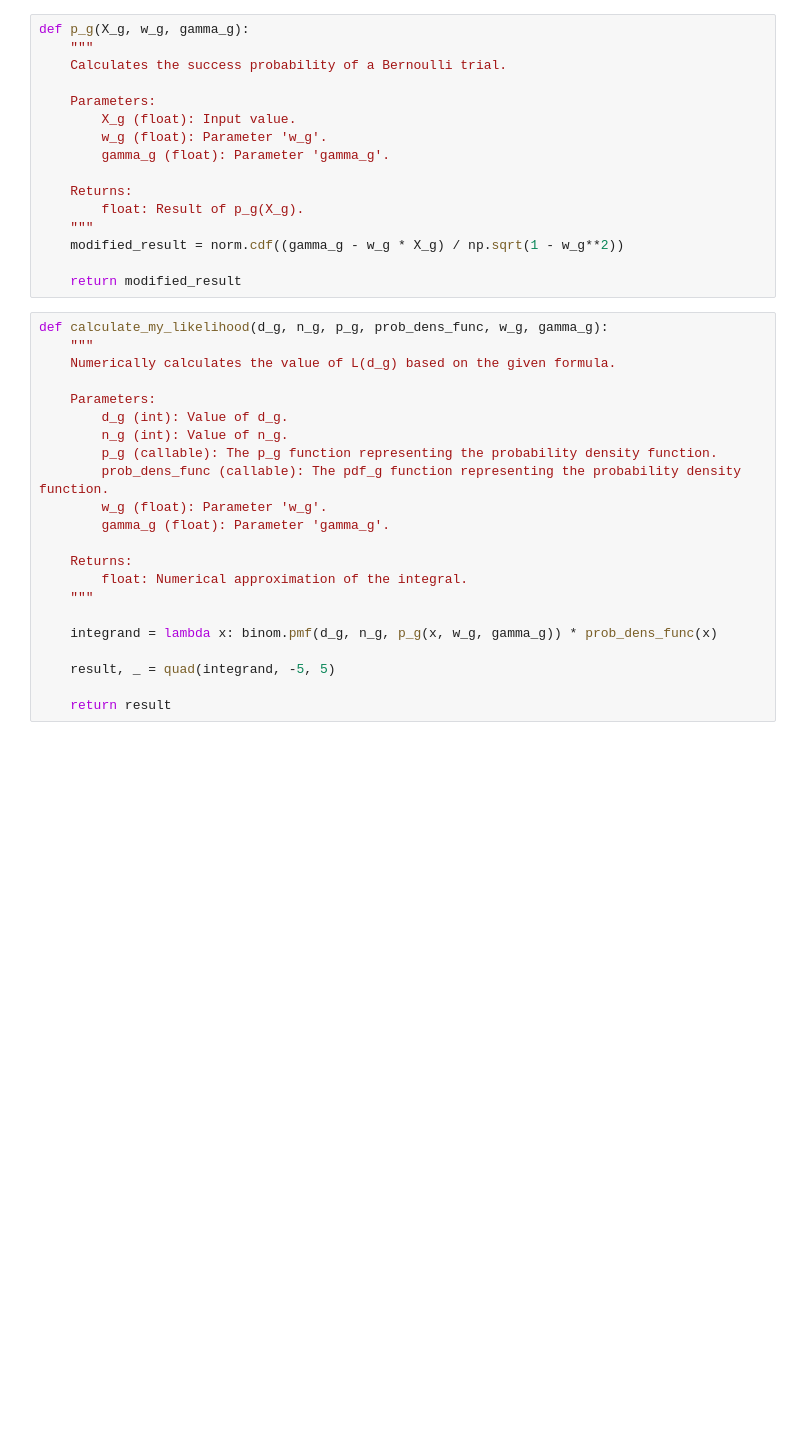
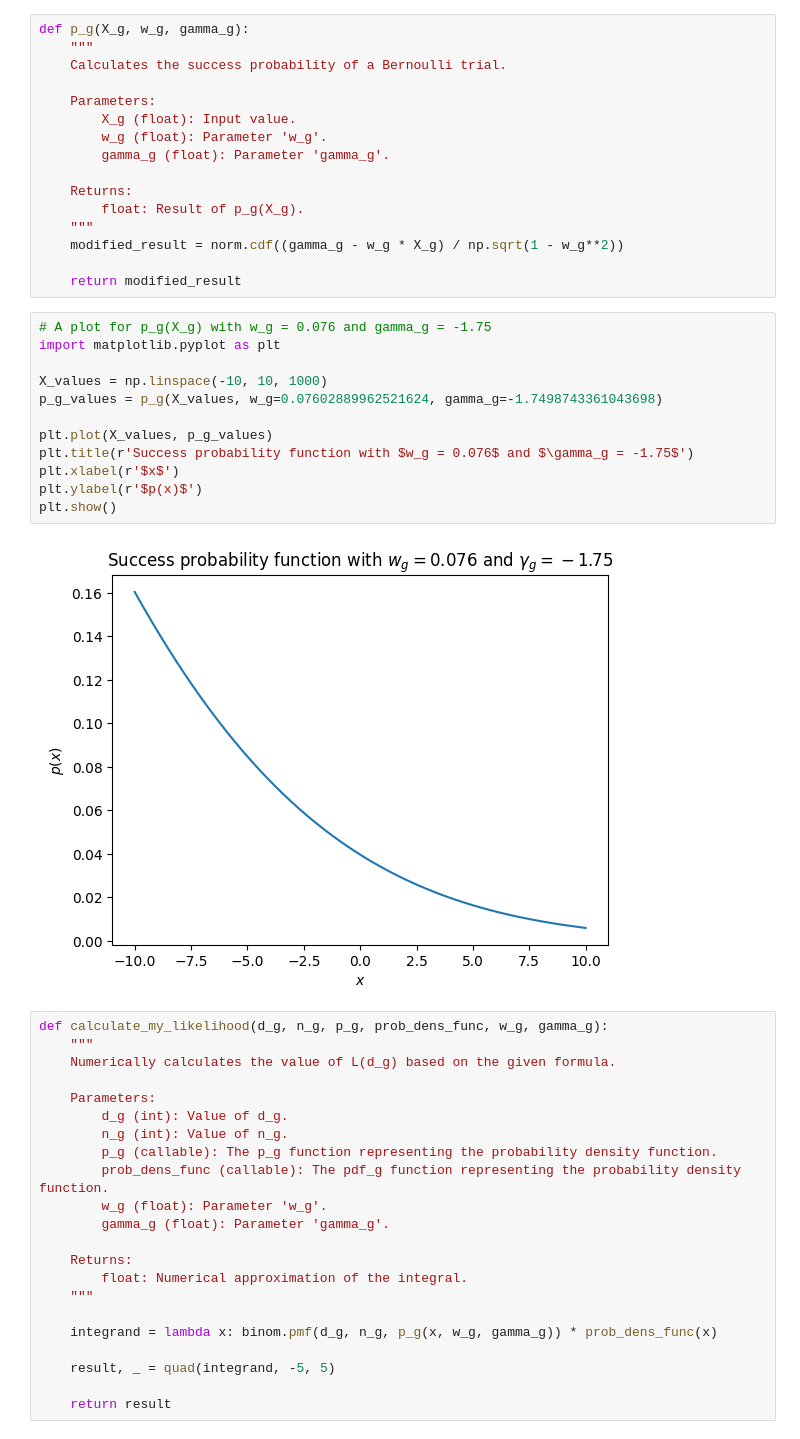
Before and after one commit to PeterKiss18/VasicekPDModel, a Jupyter notebook: Vasicek_MLE.ipynb, the cells around one changed output. Drawn from its saved outputs; the diff is of its cells as text; blank space fills up the shorter version.

Commit message:
Added plot for the success probability p(x) function and for the likelihood function.

```diff
--- a/Vasicek_MLE.ipynb
+++ b/Vasicek_MLE.ipynb
@@ -44,6 +44,20 @@ def p_g(X_g, w_g, gamma_g):
     modified_result = norm.cdf((gamma_g - w_g * X_g) / np.sqrt(1 - w_g**2))
 
     return modified_result
+# %%
+# A plot for p_g(X_g) with w_g = 0.076 and gamma_g = -1.75
+import matplotlib.pyplot as plt
+
+X_values = np.linspace(-10, 10, 1000)
+p_g_values = p_g(X_values, w_g=0.07602889962521624, gamma_g=-1.7498743361043698)
+
+plt.plot(X_values, p_g_values)
+plt.title(r'Success probability function with $w_g = 0.076$ and $\gamma_g = -1.75$')
+plt.xlabel(r'$x$')
+plt.ylabel(r'$p(x)$')
+plt.show()
+# %% [output]
+[figure, added]
 # %%
 def calculate_my_likelihood(d_g, n_g, p_g, prob_dens_func, w_g, gamma_g):
     """
```
Also changed, not shown: parts of 2 cells of this notebook.
